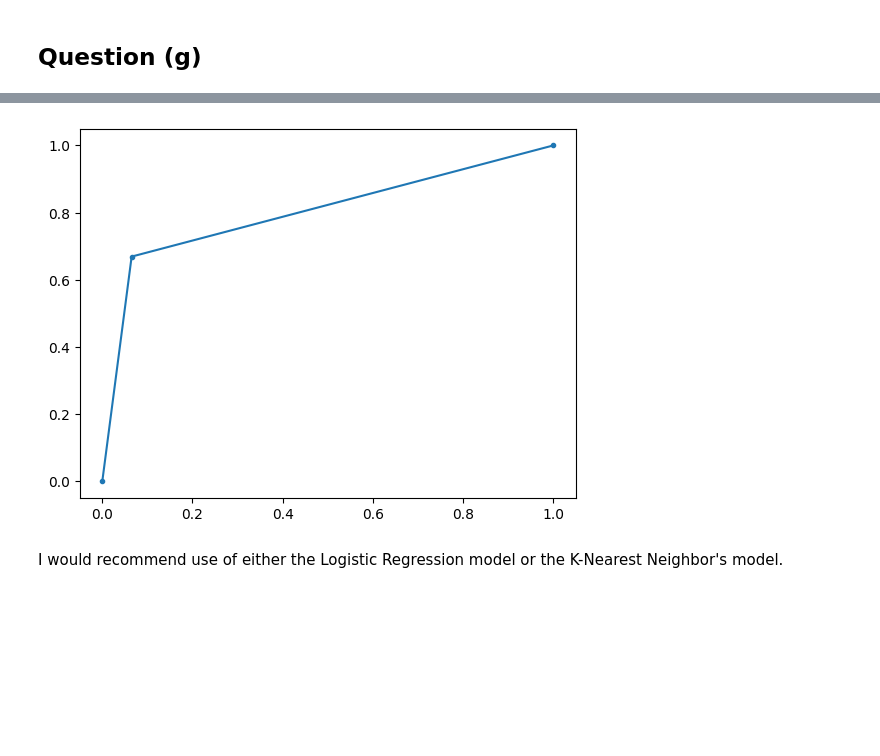
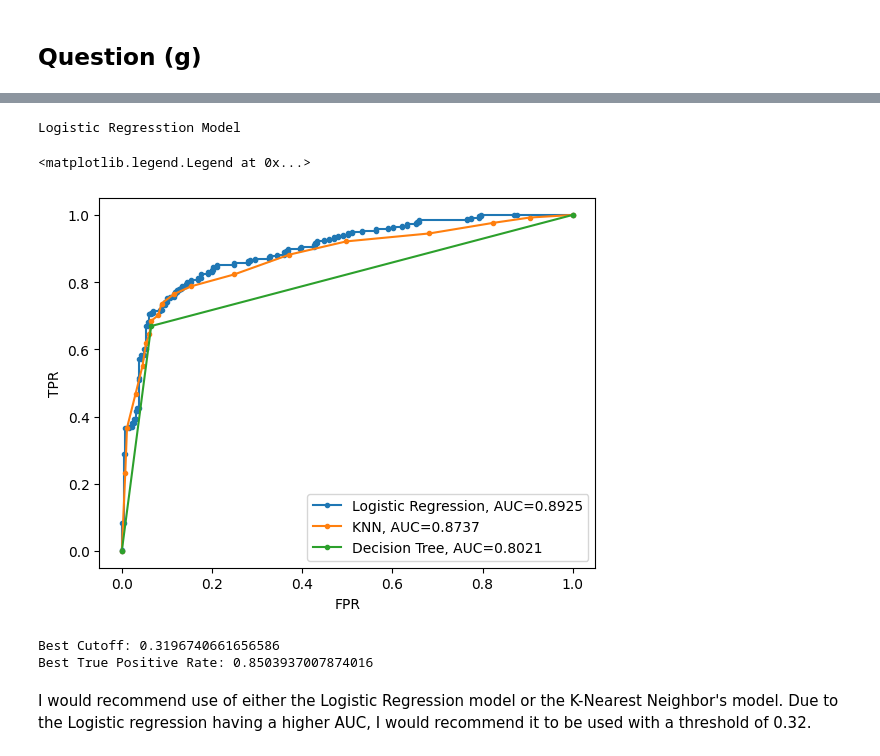
Before and after one commit to ShyEagle21/Practice, a Jupyter notebook: ML_1_hw2/Problem 1.ipynb, the cells around one changed output, grey strips where cells are left out. Saved outputs shown, nothing was run; the diff lists cells and outputs as text; code cells hidden in the pictures; blank space fills up the shorter version.

```diff
--- a/ML_1_hw2/Problem 1.ipynb
+++ b/ML_1_hw2/Problem 1.ipynb
@@ -229,6 +221,38 @@ plot_ROC_curve((KNN_Class(X_train, y_train, X_test, y_test, 17))[0], X_test, y_t
-# %%
-plot_ROC_curve(model_e, X_test, y_test, label="")
-# %% [output]
-[figure, removed]
+# %%
+print("Logistic Regresstion Model")
+plot_ROC_curve(model_a, X_test, y_test, label="Logistic Regression")
+plot_ROC_curve((KNN_Class(X_train, y_train, X_test, y_test, 17))[0], X_test, y_test, label="KNN")
+plot_ROC_curve(model_e, X_test, y_test, label="Decision Tree")
+#show legend
+plt.legend()
+# %% [output]
+Logistic Regresstion Model
+<matplotlib.legend.Legend at 0x...>
+[figure, added]
+# %%
+y_prob = model_a.predict_proba(X_test)[:, 1]
+
+cutoff_values = [0.1, 0.2, 0.3, 0.4, 0.5, 0.6, 0.7, 0.8, 0.9]
+
+desired_tpr = 0.85
+
+best_cutoff = None
+best_tpr = 0
+
+for cutoff in cutoff_values:
+    y_pred = [1 if prob >= cutoff else 0 for prob in y_prob]
+    fpr, tpr, thresholds = roc_curve(y_test, y_prob)
+    idx = next(i for i, v in enumerate(tpr) if v >= desired_tpr)
+    current_cutoff = thresholds[idx]
+    current_tpr = tpr[idx]
+    if current_tpr > best_tpr:
+        best_tpr = current_tpr
+        best_cutoff = current_cutoff
+
+print("Best Cutoff:", best_cutoff)
+print("Best True Positive Rate:", best_tpr)
+# %% [output]
+Best Cutoff: 0.3196740661656586
+Best True Positive Rate: 0.8503937007874016
 # %% [markdown]
-I would recommend use of either the Logistic Regression model or the K-Nearest Neighbor's model.
+I would recommend use of either the Logistic Regression model or the K-Nearest Neighbor's model.  Due to the Logistic regression having a higher AUC, I would recommend it to be used with a threshold of 0.32.
```
Also changed, not shown: parts of 6 cells of this notebook.
